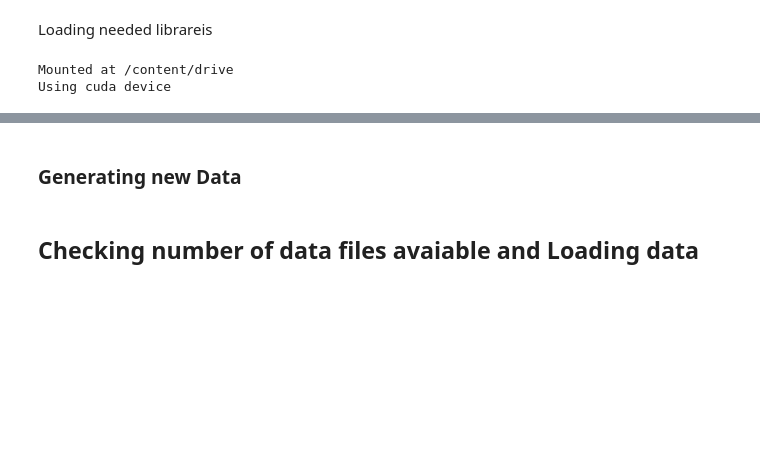
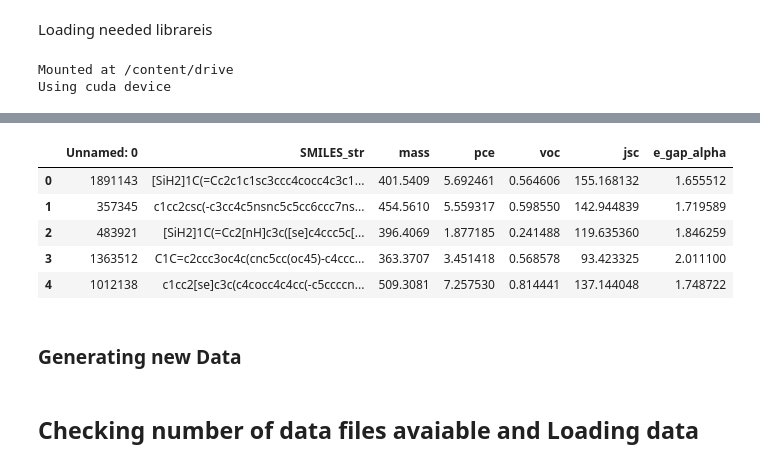
Before and after one commit to NMR-Upscale-UW/NMR_Upscale_UW_DIRECT, a Jupyter notebook: isotop/notebooks/notebook/Isotop_code.ipynb, the cells around one changed output, grey strips where cells are left out. Cells and saved outputs as stored; diff of their text form; code cells hidden in the pictures; blank space fills up the shorter version.

```diff
--- a/isotop/notebooks/notebook/Isotop_code.ipynb
+++ b/isotop/notebooks/notebook/Isotop_code.ipynb
@@ -70,0 +78,4 @@ Using cuda device
+# %%
+print('Please upload your file.')
+upload = FileUpload(accept='.csv', multiple=False)
+display(upload)
@@ -71,3 +95,18 @@ Using cuda device
+# %%
+# convert the memory view into a bytes and utf-8 decode it to a string
+content = str(bytes(list(upload.value.values())[0]['content']), encoding='utf-8')
+# %%
+df = pd.read_csv(io.StringIO(content))
+# %%
+print('Check your uploaded file heads.')
+df.head()
+# %% [output]
+|  | Unnamed: 0 | SMILES_str | mass | pce | voc | jsc | e_gap_alpha |
+| 0 | 1891143 | [SiH2]1C(=Cc2c1c1sc3ccc4cocc4c3c1... | 401.5409 | 5.692461 | 0.564606 | 155.168132 | 1.655512 |
+| 1 | 357345 | c1cc2csc(-c3cc4c5nsnc5c5cc6ccc7ns... | 454.5610 | 5.559317 | 0.598550 | 142.944839 | 1.719589 |
+| 2 | 483921 | [SiH2]1C(=Cc2[nH]c3c([se]c4ccc5c[... | 396.4069 | 1.877185 | 0.241488 | 119.635360 | 1.846259 |
+| 3 | 1363512 | C1C=c2ccc3oc4c(cnc5cc(oc45)-c4ccc... | 363.3707 | 3.451418 | 0.568578 | 93.423325 | 2.011100 |
+| 4 | 1012138 | c1cc2[se]c3c(c4cocc4c4cc(-c5ccccn... | 509.3081 | 7.257530 | 0.814441 | 137.144048 | 1.748722 |
 # %% [markdown]
 ### Generating new Data
 # %%
```
Also changed, not shown: parts of 33 cells of this notebook.
